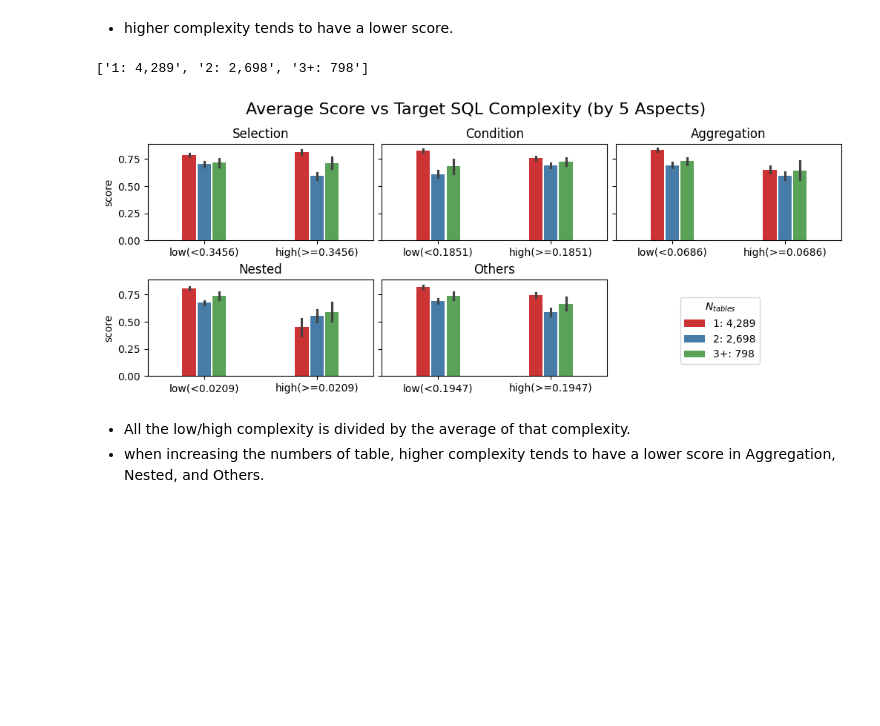
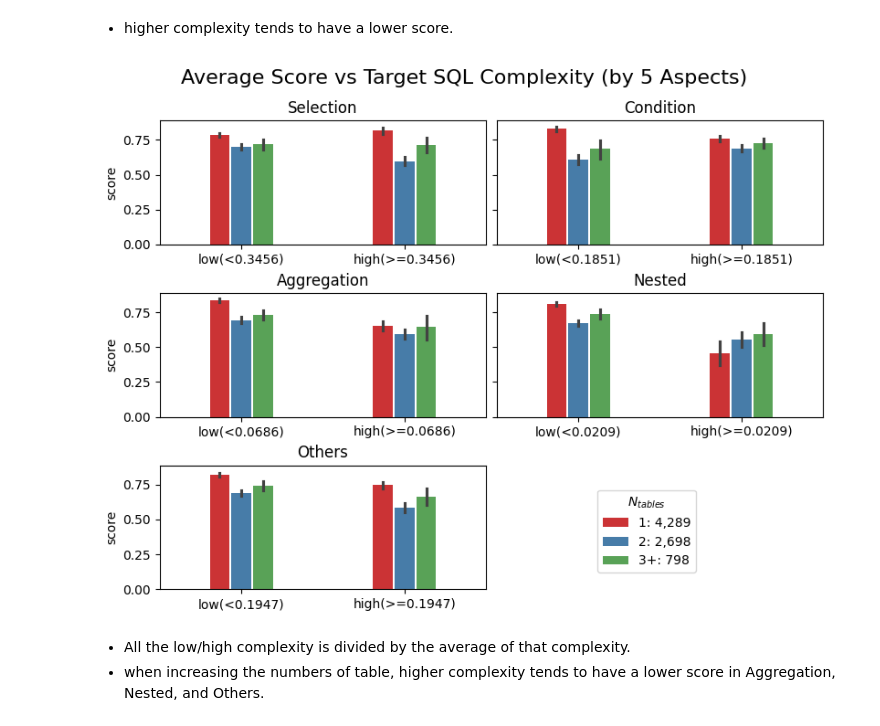
Before and after one commit to simonjisu/BusinessObjects, a Jupyter notebook: test.ipynb, the cells around one changed output. Saved outputs shown, nothing was run; the diff lists cells and outputs as text; code cells hidden in the pictures; blank space fills up the shorter version.

```diff
--- a/test.ipynb
+++ b/test.ipynb
@@ -1730,7 +1730,7 @@ def derive_final_score(gold_sets: list, predict_sets: list):
     # Combine the scores using the specified weights
     return final_score
 
-def normalize_values(x, min_value=0, max_value=5):
+def normalize_values(x, min_value=0, max_value=6):
     normalized = (x - min_value) / (max_value - min_value)
     return normalized
 
@@ -1738,7 +1738,7 @@ def tanh(x: np.ndarray, k: float):
     normalized = normalize_values(x, max_value=k)
     return np.tanh(np.log(1+normalized.sum()))
 
-def derive_complexity(x: list[int], k=5):
+def derive_complexity(x: list[int], k=6):
     score = tanh(np.array(x), k)
     return score
 
@@ -1750,11 +1750,8 @@ def eval_selection_aggregation_condition(gold: tuple[set, set], pred: tuple[set,
 
     return final_score, gold_complexity, pred_complexity
 
-def eval_nested(gold: int, pred: int, k=5):
-    if gold == 0:
-        final_score = None
-    else:
-        final_score = np.round(pred / gold, 6)
+def eval_nested(gold: int, pred: int, k=6):
+    final_score = np.round(min(gold, pred) / (max(gold, pred) + 1e-10), 6)
     gold_complexity = derive_complexity([gold], k)
     pred_complexity = derive_complexity([pred], k)
     return final_score, gold_complexity, pred_complexity
@@ -1874,7 +1871,7 @@ def archtan(x: np.ndarray, k: float):
 
 def sigmoid(x: np.ndarray, k: float=0.1):
     # sigmoid function
-    normalized = normalize_values(x, max_value=k)
+    normalized = normalize_values(x, min_value=-k, max_value=k)
     return 1 / (1 + np.exp(-normalized.sum()))
 
 def exponential(x: np.ndarray, k: float=0.1):
@@ -2001,32 +2022,28 @@ plt.show()
 [figure]
 # %% [markdown]
 * higher complexity tends to have a lower score.
-# %%
-list(map(lambda x: f'{x[0]}: {x[1]:,}', df['cate_len_tbls'].value_counts().to_dict().items()))
-# %% [output]
-['1: 4,289', '2: 2,698', '3+: 798']
 # %%
 cols = ['cate_gold_c_sel', 'cate_gold_c_cond', 'cate_gold_c_agg', 'cate_gold_c_nest', 'cate_gold_c_oth']
 xaxis_labels = ['Selection', 'Condition', 'Aggregation', 'Nested', 'Others']
 title = 'Average Score vs Target SQL Complexity (by 5 Aspects)'
 palette = sns.color_palette("Set1", 3)
-fig, axes = plt.subplots(2, 3, figsize=(10, 4), sharey=True)
+fig, axes = plt.subplots(3, 2, figsize=(8, 6), sharey=True)
 axes.flatten()[-1].remove()
 for i, c in enumerate(cols):
     ax = axes.flatten()[i]
     sns.barplot(x=c, y='score', data=df, hue='cate_len_tbls', errorbar=('ci', 95), palette=palette, ax=ax, legend=True, dodge=True, width=0.4, gap=0.1)  # ('ci', 95)
     ax.set_xlabel('')
     ax.legend_.remove()
     ax.set_title(xaxis_labels[i])
 
 handles, _ = plt.gca().get_legend_handles_labels()
 labels = list(map(lambda x: f'{x[0]}: {x[1]:,}', df['cate_len_tbls'].value_counts().to_dict().items()))
 fig.suptitle(title, fontsize=16, y=1.0)
-fig.legend(handles, labels, title='$N_{tables}$', loc='lower center', bbox_to_anchor=(0.83, 0.1))
+fig.legend(handles, labels, title='$N_{tables}$', loc='lower center', bbox_to_anchor=(0.75, 0.07))
 plt.tight_layout(pad=0.5)
 plt.show()
 # %% [output]
-[figure, old version]
+[figure, new version]
 # %% [markdown]
 * All the low/high complexity is divided by the average of that complexity.
 * when increasing the numbers of table, higher complexity tends to have a lower score in Aggregation, Nested, and Others.
```
Also changed, not shown: parts of 11 cells of this notebook, 2 other files.
